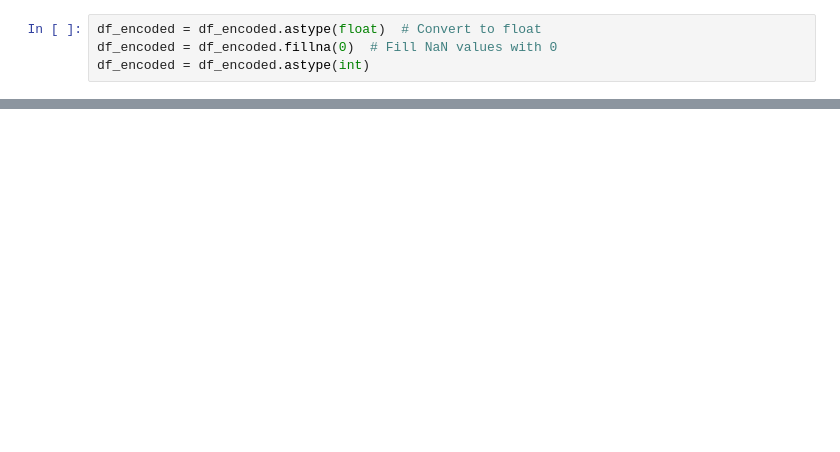
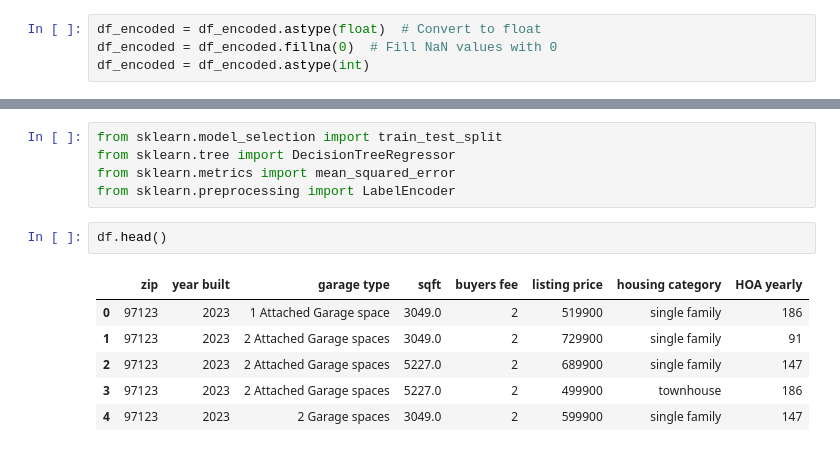
Before and after one commit to gmitt98/bootcamp-project-4, a Jupyter notebook: list_price_prediction_modeling.ipynb, the cells around one changed output, grey strips where cells are left out. Cells and saved outputs as stored; diff of their text form; blank space fills up the shorter version.

```diff
--- a/list_price_prediction_modeling.ipynb
+++ b/list_price_prediction_modeling.ipynb
@@ -125,0 +124,14 @@ Mean Accuracy: 0.028373015873015873
+# %%
+from sklearn.model_selection import train_test_split
+from sklearn.tree import DecisionTreeRegressor
+from sklearn.metrics import mean_squared_error
+from sklearn.preprocessing import LabelEncoder
+# %%
+df.head()
+# %% [output]
+|  | zip | year built | garage type | sqft | buyers fee | listing price | housing category | HOA yearly |
+| 0 | 97123 | 2023 | 1 Attached Garage space | 3049.0 | 2 | 519900 | single family | 186 |
+| 1 | 97123 | 2023 | 2 Attached Garage spaces | 3049.0 | 2 | 729900 | single family | 91 |
+| 2 | 97123 | 2023 | 2 Attached Garage spaces | 5227.0 | 2 | 689900 | single family | 147 |
+| 3 | 97123 | 2023 | 2 Attached Garage spaces | 5227.0 | 2 | 499900 | townhouse | 186 |
+| 4 | 97123 | 2023 | 2 Garage spaces | 3049.0 | 2 | 599900 | single family | 147 |
```
Also changed, not shown: parts of 12 cells of this notebook, 7 other files.
